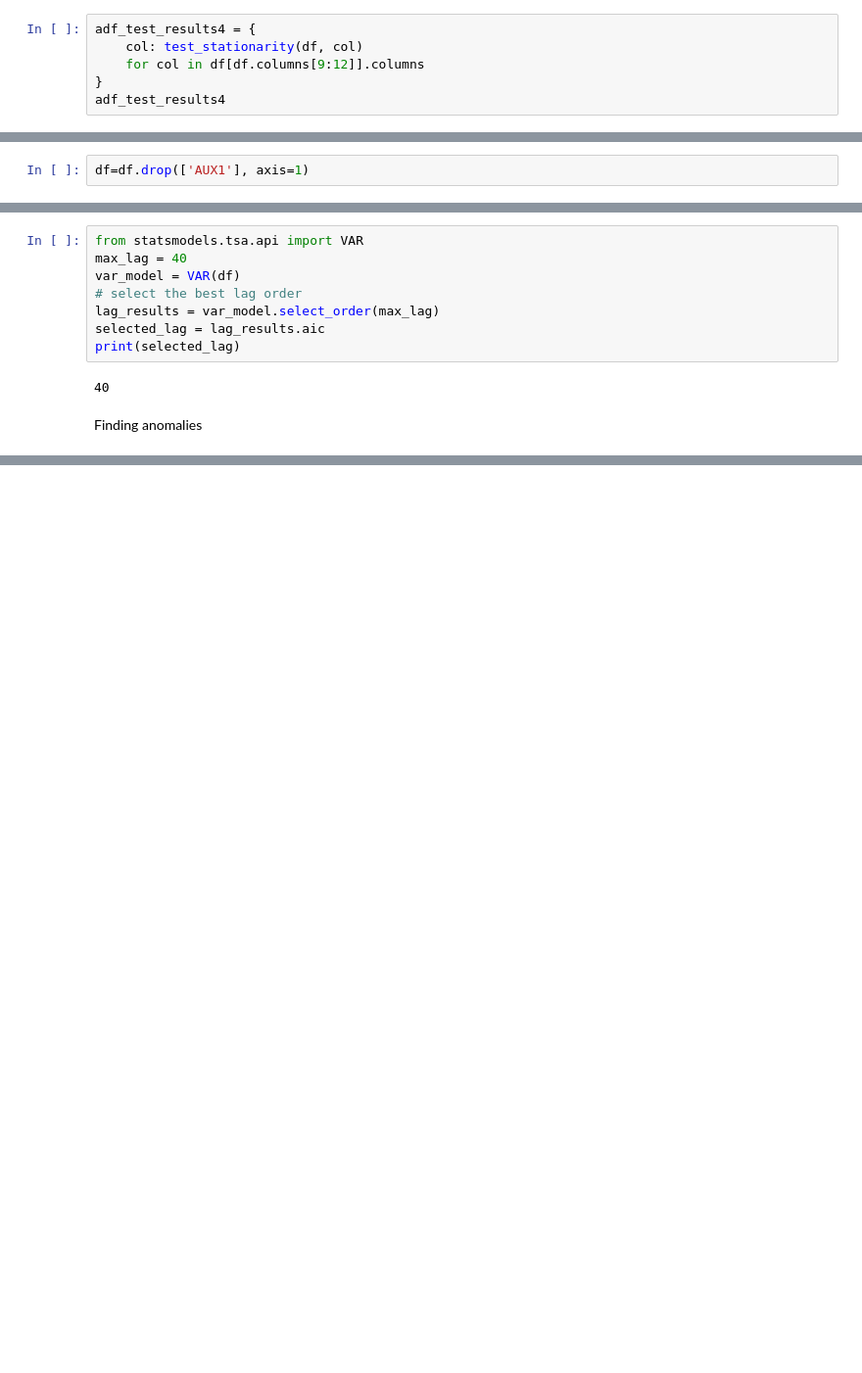
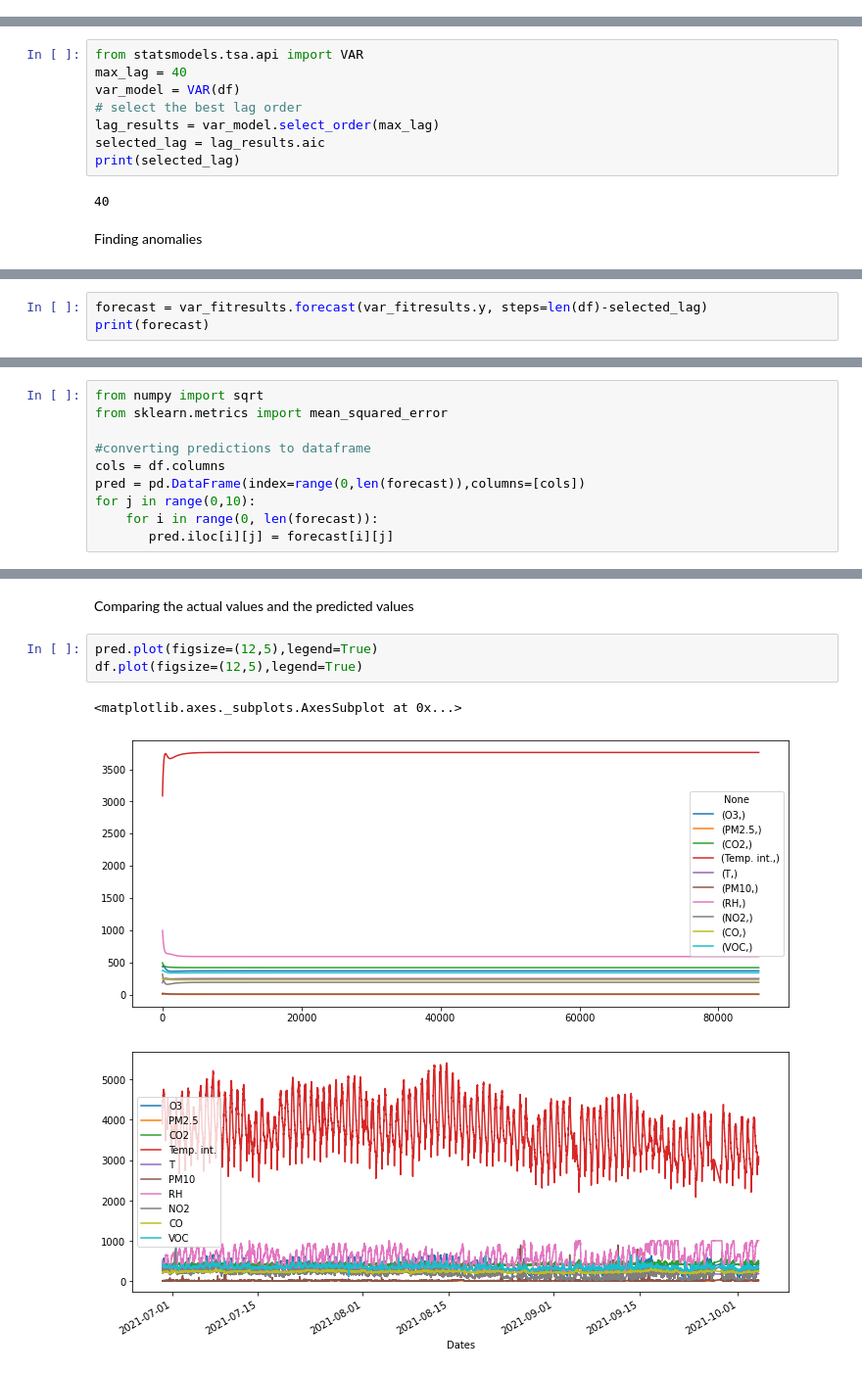
Before and after one commit to marcochisci/Anomaly_detection, a Jupyter notebook: Anomaly_detection.ipynb, the cells around one changed output, grey strips where cells are left out. Shown: that part at 98% size. Cells and saved outputs as stored; diff of their text form; blank space fills up the shorter version.

```diff
--- a/Anomaly_detection.ipynb
+++ b/Anomaly_detection.ipynb
@@ -151,6 +253,0 @@ Test CO, AUX2 and VOC
-# %%
-adf_test_results4 = {
-    col: test_stationarity(df, col)
-    for col in df[df.columns[9:12]].columns
-}
-adf_test_results4
@@ -188,3 +267 @@ Removing AUX1
-# %%
-df=df.drop(['AUX1'], axis=1)
 # %% [markdown]
@@ -244,0 +324,3 @@ Name: Predictions, dtype: int64
+# %%
+forecast = var_fitresults.forecast(var_fitresults.y, steps=len(df)-selected_lag)
+print(forecast)
@@ -244,0 +343,10 @@ Name: Predictions, dtype: int64
+# %%
+from numpy import sqrt
+from sklearn.metrics import mean_squared_error
+
+#converting predictions to dataframe
+cols = df.columns
+pred = pd.DataFrame(index=range(0,len(forecast)),columns=[cols])
+for j in range(0,10):
+    for i in range(0, len(forecast)):
+       pred.iloc[i][j] = forecast[i][j]
@@ -244,0 +414,9 @@ Name: Predictions, dtype: int64
+# %% [markdown]
+Comparing the actual values and the predicted values
+# %%
+pred.plot(figsize=(12,5),legend=True)
+df.plot(figsize=(12,5),legend=True)
+# %% [output]
+<matplotlib.axes._subplots.AxesSubplot at 0x...>
+[figure, added]
+[figure, added]
```
Also changed, not shown: parts of 29 cells of this notebook.
